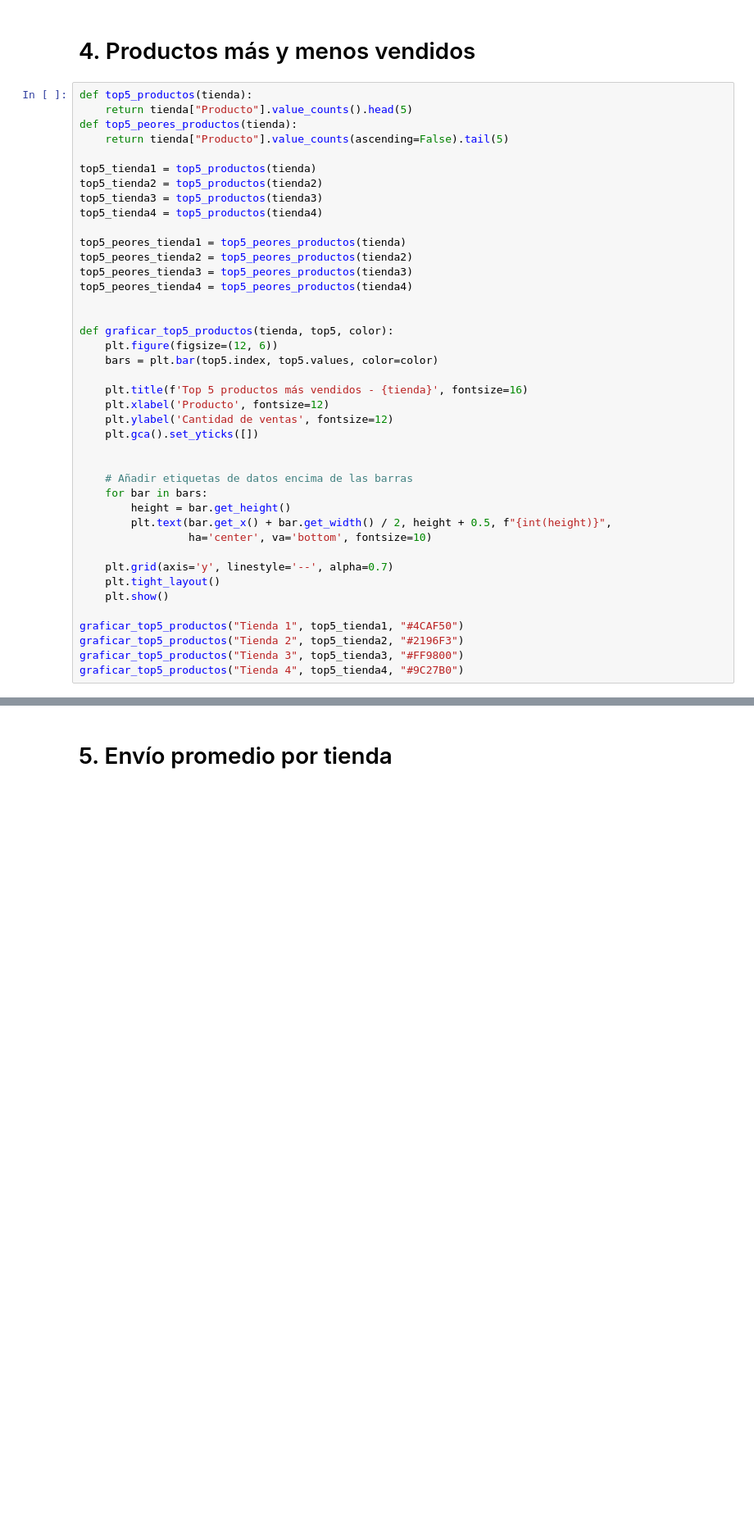
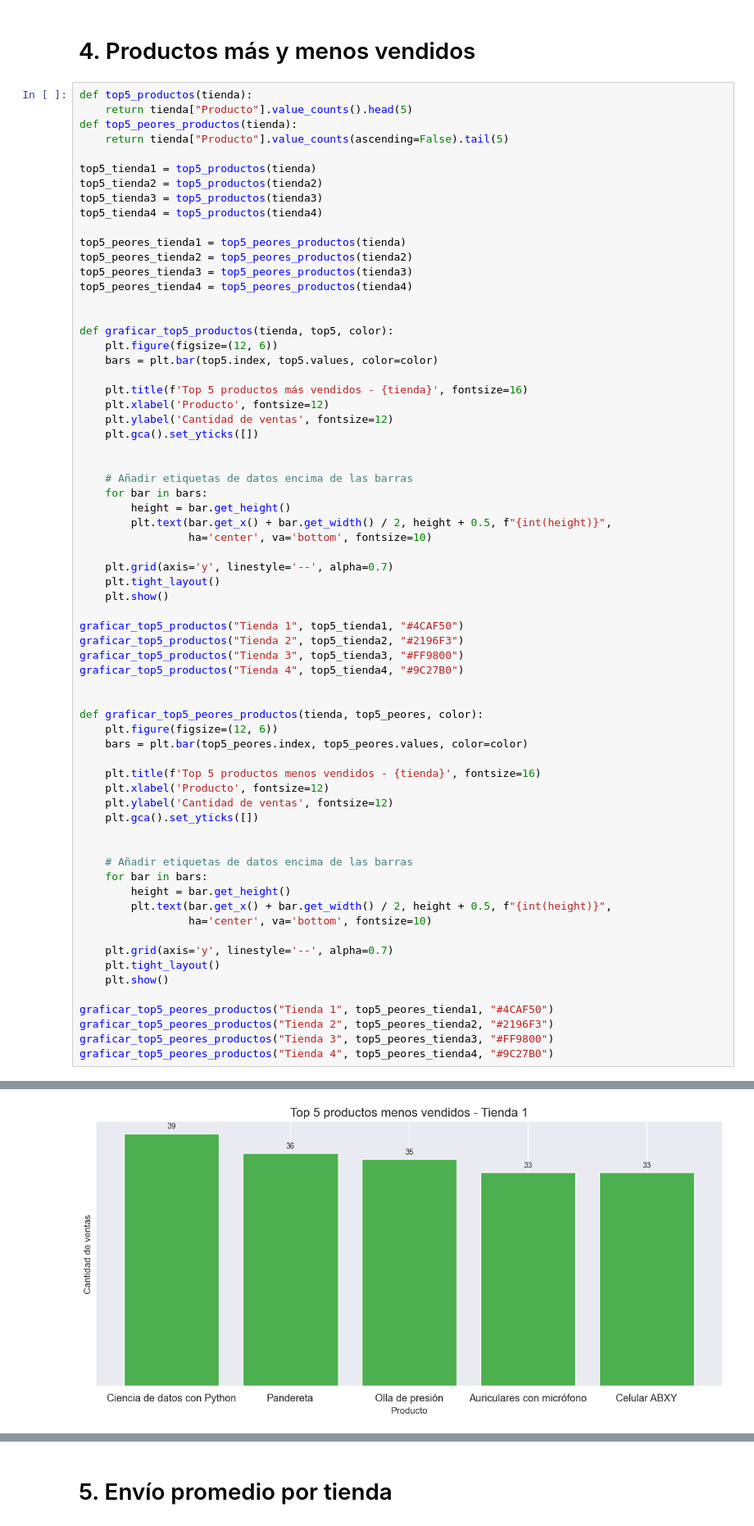
Before and after one commit to ErikGzz03TEC/Alura_Store_Challenge, a Jupyter notebook: AluraStoreLatam.ipynb, the cells around one changed output, grey strips where cells are left out. Shown at 82% size. Drawn from its saved outputs; the diff is of its cells as text; blank space fills up the shorter version.

```diff
--- a/AluraStoreLatam.ipynb
+++ b/AluraStoreLatam.ipynb
@@ -305,30 +325,57 @@ top5_peores_tienda4 = top5_peores_productos(tienda4)
 
 def graficar_top5_productos(tienda, top5, color):
     plt.figure(figsize=(12, 6))
     bars = plt.bar(top5.index, top5.values, color=color)
 
     plt.title(f'Top 5 productos más vendidos - {tienda}', fontsize=16)
     plt.xlabel('Producto', fontsize=12)
     plt.ylabel('Cantidad de ventas', fontsize=12)
     plt.gca().set_yticks([])
 
 
     # Añadir etiquetas de datos encima de las barras
     for bar in bars:
         height = bar.get_height()
         plt.text(bar.get_x() + bar.get_width() / 2, height + 0.5, f"{int(height)}",
                  ha='center', va='bottom', fontsize=10)
 
     plt.grid(axis='y', linestyle='--', alpha=0.7)
     plt.tight_layout()
     plt.show()
 
 graficar_top5_productos("Tienda 1", top5_tienda1, "#4CAF50")
 graficar_top5_productos("Tienda 2", top5_tienda2, "#2196F3")
 graficar_top5_productos("Tienda 3", top5_tienda3, "#FF9800")
 graficar_top5_productos("Tienda 4", top5_tienda4, "#9C27B0")
+
+
+def graficar_top5_peores_productos(tienda, top5_peores, color):
+    plt.figure(figsize=(12, 6))
+    bars = plt.bar(top5_peores.index, top5_peores.values, color=color)
+
+    plt.title(f'Top 5 productos menos vendidos - {tienda}', fontsize=16)
+    plt.xlabel('Producto', fontsize=12)
+    plt.ylabel('Cantidad de ventas', fontsize=12)
+    plt.gca().set_yticks([])
+
+
+    # Añadir etiquetas de datos encima de las barras
+    for bar in bars:
+        height = bar.get_height()
+        plt.text(bar.get_x() + bar.get_width() / 2, height + 0.5, f"{int(height)}",
+                 ha='center', va='bottom', fontsize=10)
+
+    plt.grid(axis='y', linestyle='--', alpha=0.7)
+    plt.tight_layout()
+    plt.show()
+
+graficar_top5_peores_productos("Tienda 1", top5_peores_tienda1, "#4CAF50")
+graficar_top5_peores_productos("Tienda 2", top5_peores_tienda2, "#2196F3")
+graficar_top5_peores_productos("Tienda 3", top5_peores_tienda3, "#FF9800")
+graficar_top5_peores_productos("Tienda 4", top5_peores_tienda4, "#9C27B0")
 # %% [output]
 [figure]
 [figure]
 [figure]
 [figure]
+[figure, added]
```
Also changed, not shown: parts of 14 cells of this notebook.
